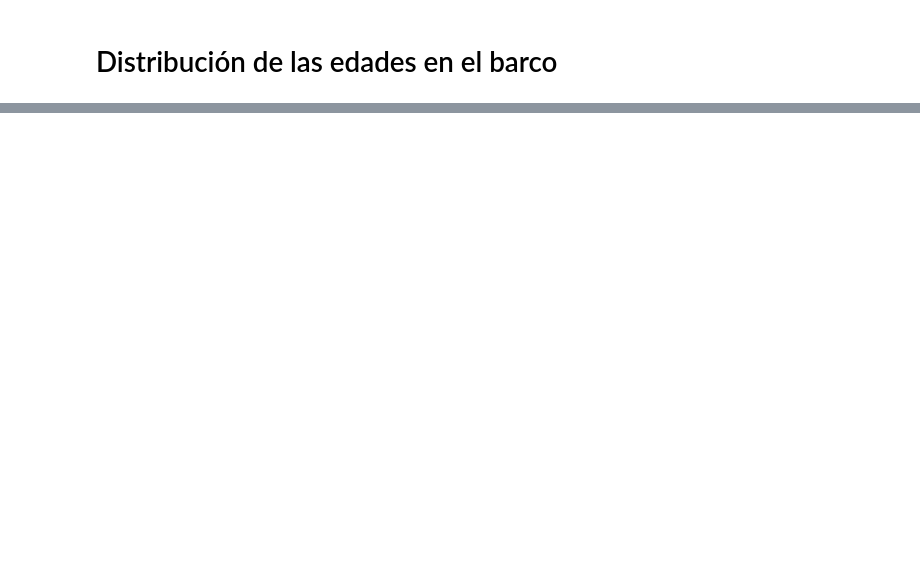
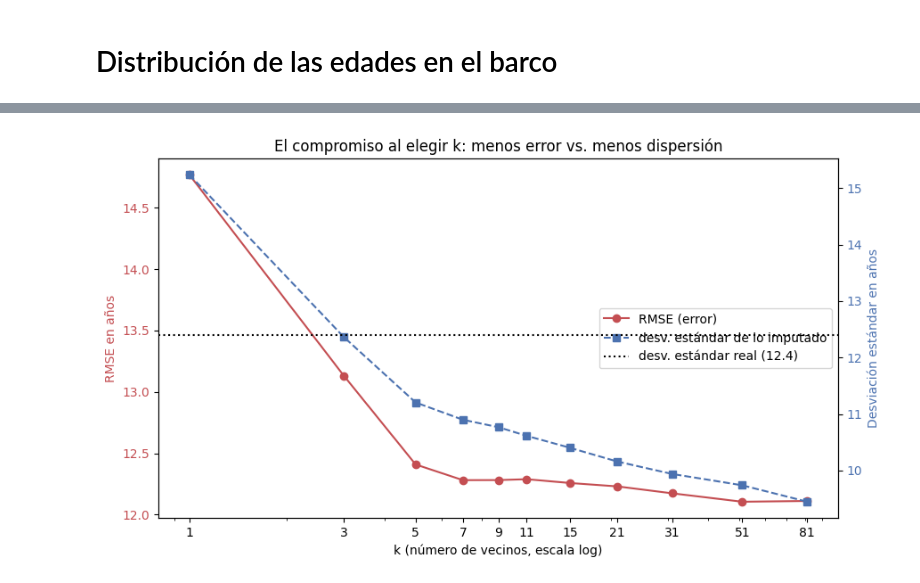
Before and after one commit to HugoAI23/titanic_llm, a Jupyter notebook: EDA.ipynb, the cells around one changed output, grey strips where cells are left out. Cells and saved outputs as stored; diff of their text form; code cells hidden in the pictures; blank space fills up the shorter version.

```diff
--- a/EDA.ipynb
+++ b/EDA.ipynb
@@ -285,0 +576,24 @@ Esa separación es deliberada. El notebook sirve para entender y justificar; el
+# %%
+fig, ax1 = plt.subplots(figsize=(9, 5))
+
+ax1.plot(resultados.index, resultados['RMSE'], 'o-', color='#C44E52', label='RMSE (error)')
+ax1.set_xscale('log')
+ax1.set_xticks(k_grid); ax1.set_xticklabels(k_grid)
+ax1.set_xlabel('k (número de vecinos, escala log)')
+ax1.set_ylabel('RMSE en años', color='#C44E52')
+ax1.tick_params(axis='y', labelcolor='#C44E52')
+
+ax2 = ax1.twinx()
+ax2.plot(resultados.index, resultados['desv_est_imputada'], 's--', color='#4C72B0',
+         label='desv. estándar de lo imputado')
+ax2.axhline(std_real_val, ls=':', color='black', label=f'desv. estándar real ({std_real_val:.1f})')
+ax2.set_ylabel('Desviación estándar en años', color='#4C72B0')
+ax2.tick_params(axis='y', labelcolor='#4C72B0')
+
+lineas = ax1.get_lines() + ax2.get_lines()
+ax1.legend(lineas, [l.get_label() for l in lineas], loc='center right')
+plt.title('El compromiso al elegir k: menos error vs. menos dispersión')
+plt.tight_layout()
+plt.show()
+# %% [output]
+[figure, added]
```
Also changed, not shown: parts of 58 cells of this notebook.
